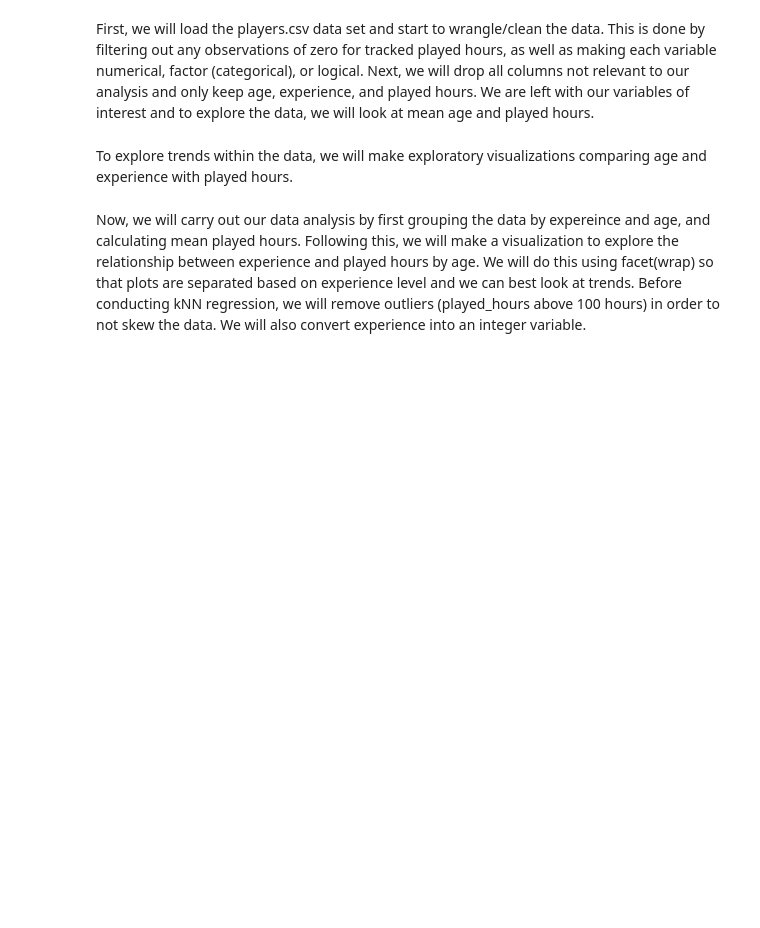
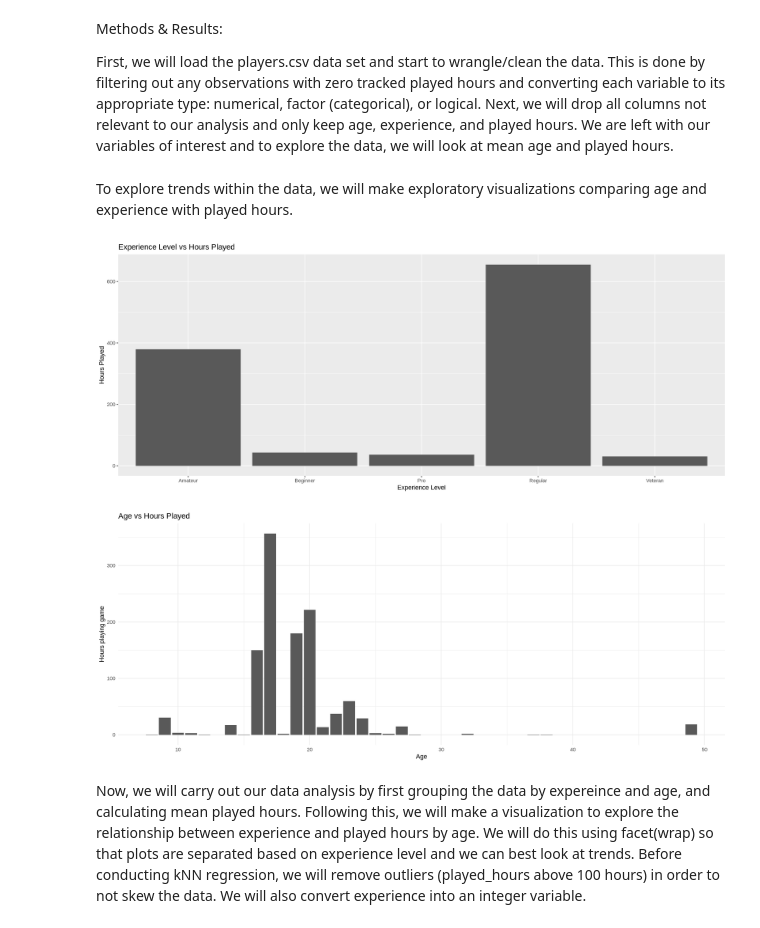
Before and after one commit to hazel-taylor/005_44_group_project, a Jupyter notebook: 005_44_final_project_code.ipynb, the cells around one changed output. Saved outputs shown, nothing was run; the diff lists cells and outputs as text; code cells hidden in the pictures; blank space fills up the shorter version.

```diff
--- a/005_44_final_project_code.ipynb
+++ b/005_44_final_project_code.ipynb
@@ -1,5 +27,7 @@
 # %% [markdown]
-First, we will load the players.csv data set and start to wrangle/clean the data. This is done by filtering out any observations of zero for tracked played hours, as well as making each variable numerical, factor (categorical), or logical. Next, we will drop all columns not relevant to our analysis and only keep age, experience, and played hours. We are left with our variables of interest and to explore the data, we will look at mean age and played hours.
+Methods & Results:
+
+First, we will load the players.csv data set and start to wrangle/clean the data. This is done by filtering out any observations with zero tracked played hours and converting each variable to its appropriate type: numerical, factor (categorical), or logical. Next, we will drop all columns not relevant to our analysis and only keep age, experience, and played hours. We are left with our variables of interest and to explore the data, we will look at mean age and played hours.
 # %%
 #Loading the data
 library(tidyverse)
@@ -39,20 +67,23 @@ To explore trends within the data, we will make exploratory visualizations compa
 # %%
 #Visualizations for exploratory data analysis
 library(ggplot2)
-hours_experience_plot <- ggplot(players_tidy, aes(x=Age, y=played_hours)) +
+hours_experience_plot <- ggplot(players_tidy, aes(x=experience, y=played_hours)) +
                                 geom_bar(stat="identity")+
                                 xlab("Experience Level") +
                                 ylab("Hours Played")+
                              ggtitle("Experience Level vs Hours Played")
 hours_experience_plot
 
 hours_age_plot <- ggplot(players_tidy, aes(x = Age, y=played_hours)) +
-  geom_point()+
+  geom_bar(stat="identity")+
  xlab("Age")+
 ylab("Hours playing game") +
 ggtitle("Age vs Hours Played") +
   theme_minimal()
 hours_age_plot
+# %% [output]
+[figure, added]
+[figure, added]
 # %% [markdown]
 Now, we will carry out our data analysis by first grouping the data by expereince and age, and calculating mean played hours. Following this, we will make a visualization to explore the relationship between experience and played hours by age. We will do this using facet(wrap) so that plots are separated based on experience level and we can best look at trends. Before conducting kNN regression, we will remove outliers (played_hours above 100 hours) in order to not skew the data. We will also convert experience into an integer variable.
 # %%
```
Also changed, not shown: parts of 5 cells of this notebook.
